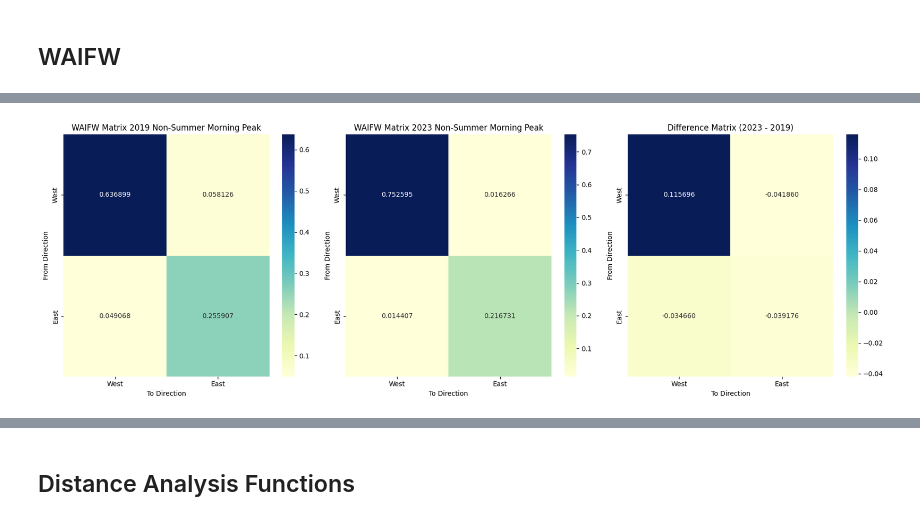
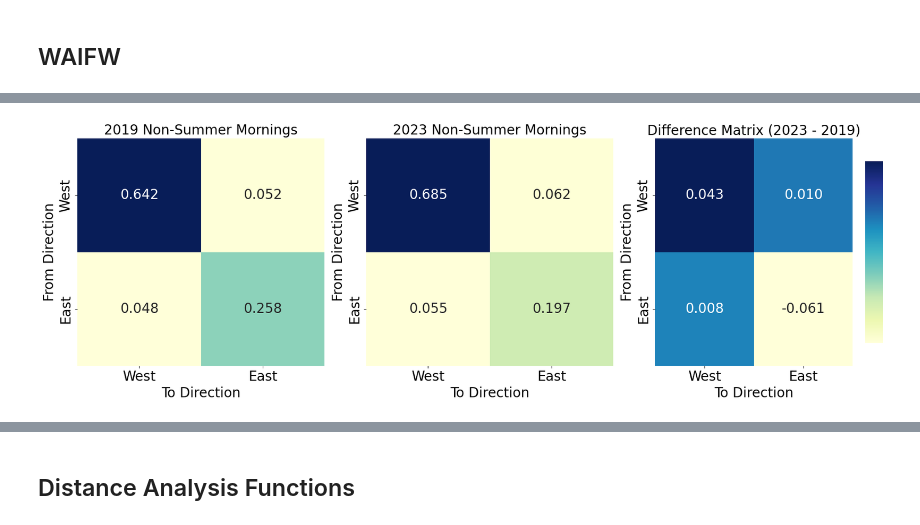
Before and after one commit to SahputraS/Bike-Sharing-Network, a Jupyter notebook: boston street analysis - Copy.ipynb, the cells around one changed output, grey strips where cells are left out. Cells and saved outputs as stored; diff of their text form; code cells hidden in the pictures.

```diff
--- a/boston street analysis - Copy.ipynb
+++ b/boston street analysis - Copy.ipynb
@@ -252,6 +283,8 @@ hours = range(6,23)
 sp_trips_19, sp_trips_23, sp_trips, sp_trips_w19, sp_trips_w23, sp_trips_wet, sp_all = filter_weather(sp_trips_uf, percp_19, percp_23, months, hours)
 data_19, data_23, data_all_nice, data_w19, data_w23, data_all_wet, data_all= filter_weather(data_all_uf, percp_19, percp_23, months, hours)
 # data_19_nice2, data_23_nice2, data_all_nice2, all_192, all_232= filter_weather(data_all, percp_19, percp_23, months, hours)
+
+sp_all_19, sp_all_23, sp_all_trips, sp_all_trips_w19, sp_all_trips_w23, sp_all_trips_wet, sp_all_all = filter_weather(sp_dir_all, percp_19, percp_23, months, hours)
 # %% [markdown]
 ## Trips per day
 # %% [markdown]
@@ -590,26 +623,27 @@ def waifw_matrix(sp_trips, da, hour_range, title_suffix, month_range=range(5, 13
     })
 
     fig, axes = plt.subplots(1, 3, figsize=(18, 6))
-    sns.heatmap(m19_norms, annot=True, fmt="2f", cmap="YlGnBu", ax=axes[0])
-    axes[0].set_title(f'WAIFW Matrix 2019 {title_suffix}')
-    axes[0].set_xlabel('To Direction')
-    axes[0].set_ylabel('From Direction')
-    axes[0].set_xticklabels(['West', 'East'])
-    axes[0].set_yticklabels(['West', 'East'])
 
-    sns.heatmap(m23_norms, annot=True, fmt="2f", cmap="YlGnBu", ax=axes[1])
-    axes[1].set_title(f'WAIFW Matrix 2023 {title_suffix}')
-    axes[1].set_xlabel('To Direction')
-    axes[1].set_ylabel('From Direction')
-    axes[1].set_xticklabels(['West', 'East'])
-    axes[1].set_yticklabels(['West', 'East'])
+    sns.heatmap(m19_norms, annot=True, fmt=".4f", cmap="YlGnBu", ax=axes[0], annot_kws={"size": 20}, cbar=False) #cbar_kws={'label': 'Normalized Value', 'shrink': 0.8, 'aspect': 0.8})
+    axes[0].set_title(f'2019 {title_suffix}', fontsize=20)
+    axes[0].set_xlabel('To Direction', fontsize=20)
+    axes[0].set_ylabel('From Direction', fontsize=20)
+    axes[0].set_xticklabels(['West', 'East'], fontsize=20)
+    axes[0].set_yticklabels(['West', 'East'], fontsize=20)
 
-    sns.heatmap(diff, annot=True, fmt="2f", cmap="YlGnBu", ax=axes[2])
-    axes[2].set_title(f'Difference Matrix (2023 - 2019)')
-    axes[2].set_xlabel('To Direction')
-    axes[2].set_ylabel('From Direction')
-    axes[2].set_xticklabels(['West', 'East'])
-    axes[2].set_yticklabels(['West', 'East'])
+    sns.heatmap(m23_norms, annot=True, fmt=".4f", cmap="YlGnBu", ax=axes[1], annot_kws={"size": 20}, cbar=False) #cbar_kws={'label': 'Normalized Value', 'shrink': 0.8, 'aspect': 0.8})
+    axes[1].set_title(f'2023 {title_suffix}', fontsize=20)
+    axes[1].set_xlabel('To Direction', fontsize=20)
+    axes[1].set_ylabel('From Direction', fontsize=20)
+    axes[1].set_xticklabels(['West', 'East'], fontsize=20)
+    axes[1].set_yticklabels(['West', 'East'], fontsize=20)
+
+    sns.heatmap(diff, annot=True, fmt=".4f", cmap="YlGnBu", ax=axes[2], annot_kws={"size": 20}, cbar_kws={'label': '', 'ticks': [], 'shrink': 0.8, 'aspect': 10})
+    axes[2].set_title(f'Difference Matrix (2023 - 2019)', fontsize=20)
+    axes[2].set_xlabel('To Direction', fontsize=20)
+    axes[2].set_ylabel('From Direction', fontsize=20)
+    axes[2].set_xticklabels(['West', 'East'], fontsize=20)
+    axes[2].set_yticklabels(['West', 'East'], fontsize=20)
 
     plt.tight_layout()
     plt.show()
@@ -617,12 +651,14 @@ def waifw_matrix(sp_trips, da, hour_range, title_suffix, month_range=range(5, 13
     return eigen_df
 # %%
 #Change here to change the weather
-ddry = False
+ddry = True
 
 if ddry==1:
     sp_trips_nice = sp_trips
+    sp_all_nice = sp_all_trips
 
 elif ddry==0:
     sp_trips_nice = sp_trips_wet
+    sp_all_nice = sp_all_trips_wet
 # %% [markdown]
 ## WAIFW
@@ -636,4 +665,4 @@ waifw_matrix(sp_trips_nice, data_all_nice, hour_range=range(7, 11), title_suffix
 # %%
-a = waifw_matrix(sp_trips_nice, data_all_nice, hour_range=range(7, 11), title_suffix="Non-Summer Morning Peak", month_range=[5,9,10], side_right=side_right, side_left=side_left)
+a=waifw_matrix(sp_all_nice, data_all_nice, hour_range=range(7, 11), title_suffix="Non-Summer Mornings", month_range=[5,9,10], side_right=side_right, side_left=side_left)
 # %% [output]
-[figure, old version]
+[figure, new version]
```
Also changed, not shown: parts of 52 cells of this notebook.
